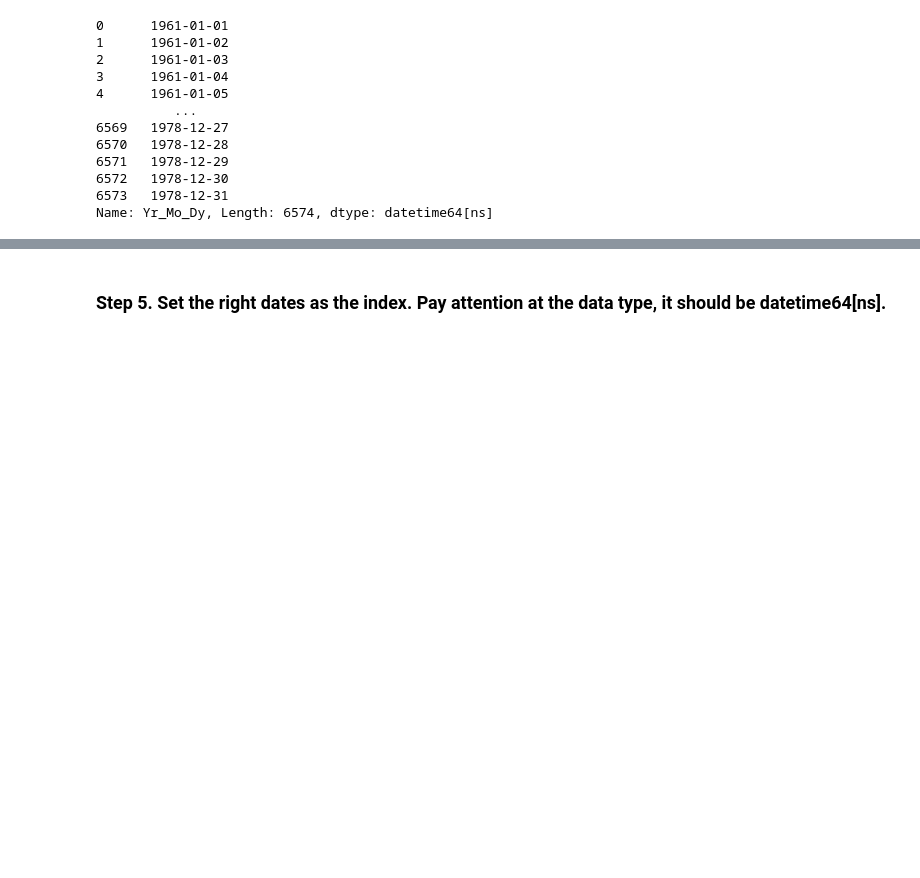
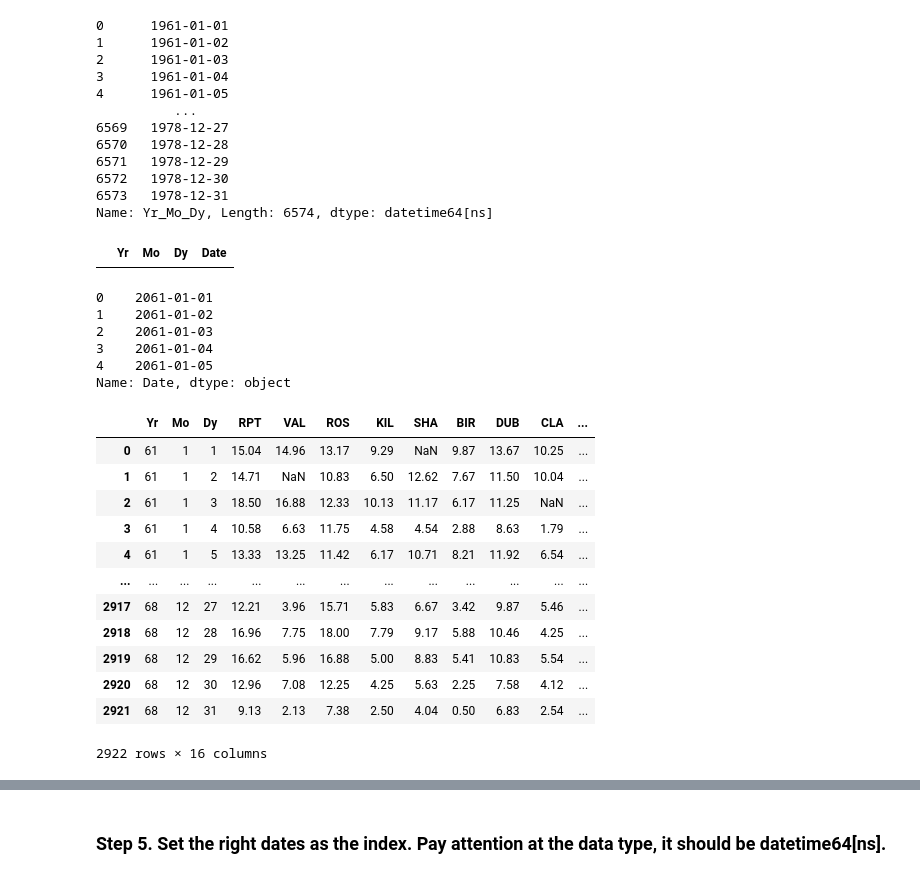
Before and after one commit to SaurVer/pandas_exercises, a Jupyter notebook: 06_Stats/Wind_Stats/Exercises.ipynb, the cells around one changed output, grey strips where cells are left out. Saved outputs shown, nothing was run; the diff lists cells and outputs as text; code cells hidden in the pictures; blank space fills up the shorter version.

```diff
--- a/06_Stats/Wind_Stats/Exercises.ipynb
+++ b/06_Stats/Wind_Stats/Exercises.ipynb
@@ -127,3 +178,32 @@ data['Yr_Mo_Dy'].apply(lambda x: datetime.strptime(('19'+(x.strftime('%Y-%m-%d')
 6572   1978-12-30
 6573   1978-12-31
 Name: Yr_Mo_Dy, Length: 6574, dtype: datetime64[ns]
+# %%
+data[data['Date'].dt.date<= (datetime.now().date()) ]
+# %% [output]
+|  | Yr | Mo | Dy | Date |
+# %%
+data['Date'].dt.date
+# %% [output]
+0    2061-01-01
+1    2061-01-02
+2    2061-01-03
+3    2061-01-04
+4    2061-01-05
+Name: Date, dtype: object
+# %%
+data[data['Date'].dt.date > datetime.now().date()]
+# %% [output]
+|  | Yr | Mo | Dy | RPT | VAL | ROS | KIL | SHA | BIR | DUB | CLA | ... |
+| 0 | 61 | 1 | 1 | 15.04 | 14.96 | 13.17 | 9.29 | NaN | 9.87 | 13.67 | 10.25 | ... |
+| 1 | 61 | 1 | 2 | 14.71 | NaN | 10.83 | 6.50 | 12.62 | 7.67 | 11.50 | 10.04 | ... |
+| 2 | 61 | 1 | 3 | 18.50 | 16.88 | 12.33 | 10.13 | 11.17 | 6.17 | 11.25 | NaN | ... |
+| 3 | 61 | 1 | 4 | 10.58 | 6.63 | 11.75 | 4.58 | 4.54 | 2.88 | 8.63 | 1.79 | ... |
+| 4 | 61 | 1 | 5 | 13.33 | 13.25 | 11.42 | 6.17 | 10.71 | 8.21 | 11.92 | 6.54 | ... |
+| ... | ... | ... | ... | ... | ... | ... | ... | ... | ... | ... | ... | ... |
+| 2917 | 68 | 12 | 27 | 12.21 | 3.96 | 15.71 | 5.83 | 6.67 | 3.42 | 9.87 | 5.46 | ... |
+| 2918 | 68 | 12 | 28 | 16.96 | 7.75 | 18.00 | 7.79 | 9.17 | 5.88 | 10.46 | 4.25 | ... |
+| 2919 | 68 | 12 | 29 | 16.62 | 5.96 | 16.88 | 5.00 | 8.83 | 5.41 | 10.83 | 5.54 | ... |
+| 2920 | 68 | 12 | 30 | 12.96 | 7.08 | 12.25 | 4.25 | 5.63 | 2.25 | 7.58 | 4.12 | ... |
+| 2921 | 68 | 12 | 31 | 9.13 | 2.13 | 7.38 | 2.50 | 4.04 | 0.50 | 6.83 | 2.54 | ... |
+2922 rows × 16 columns
```
Also changed, not shown: parts of 20 cells of this notebook.
